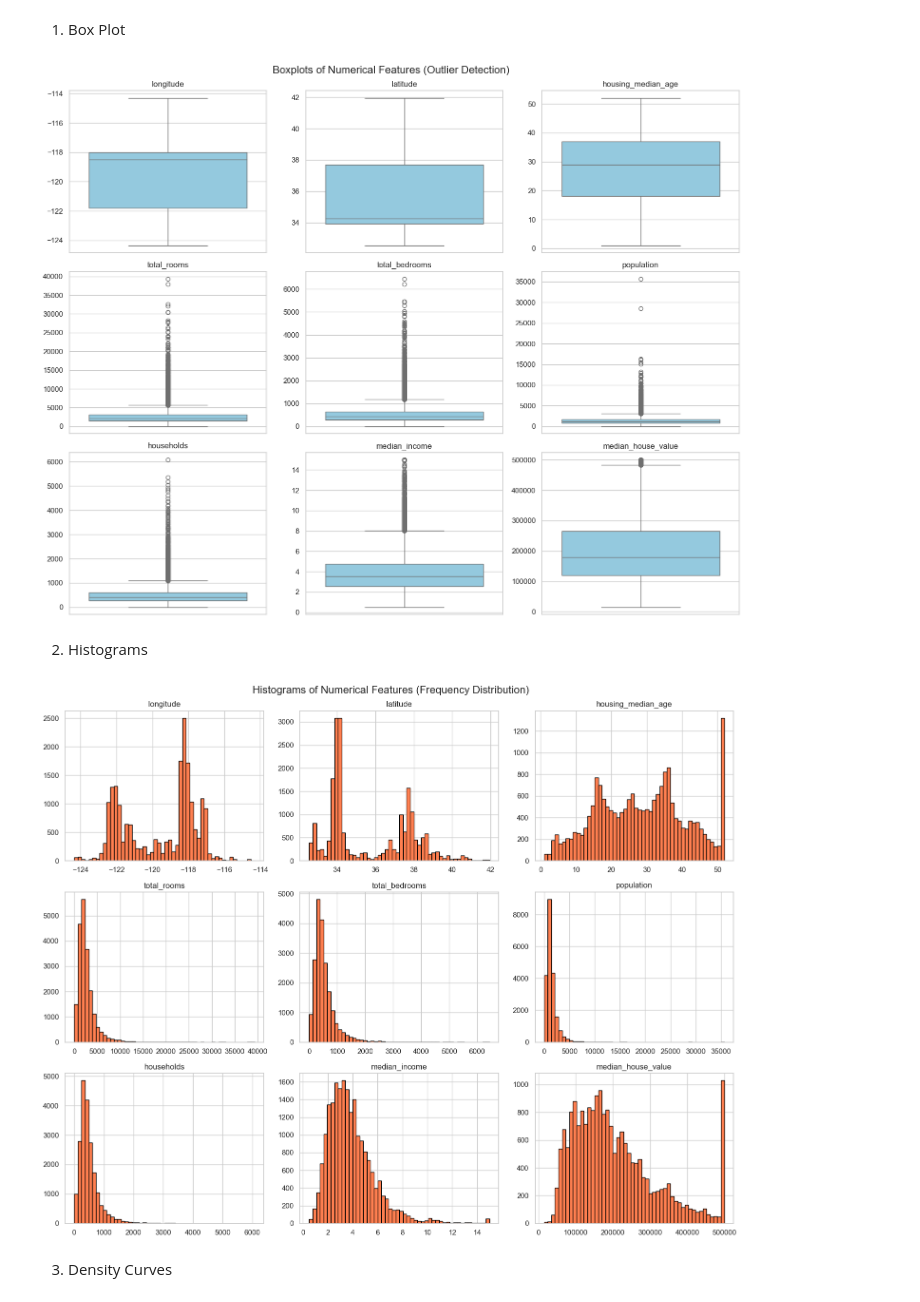
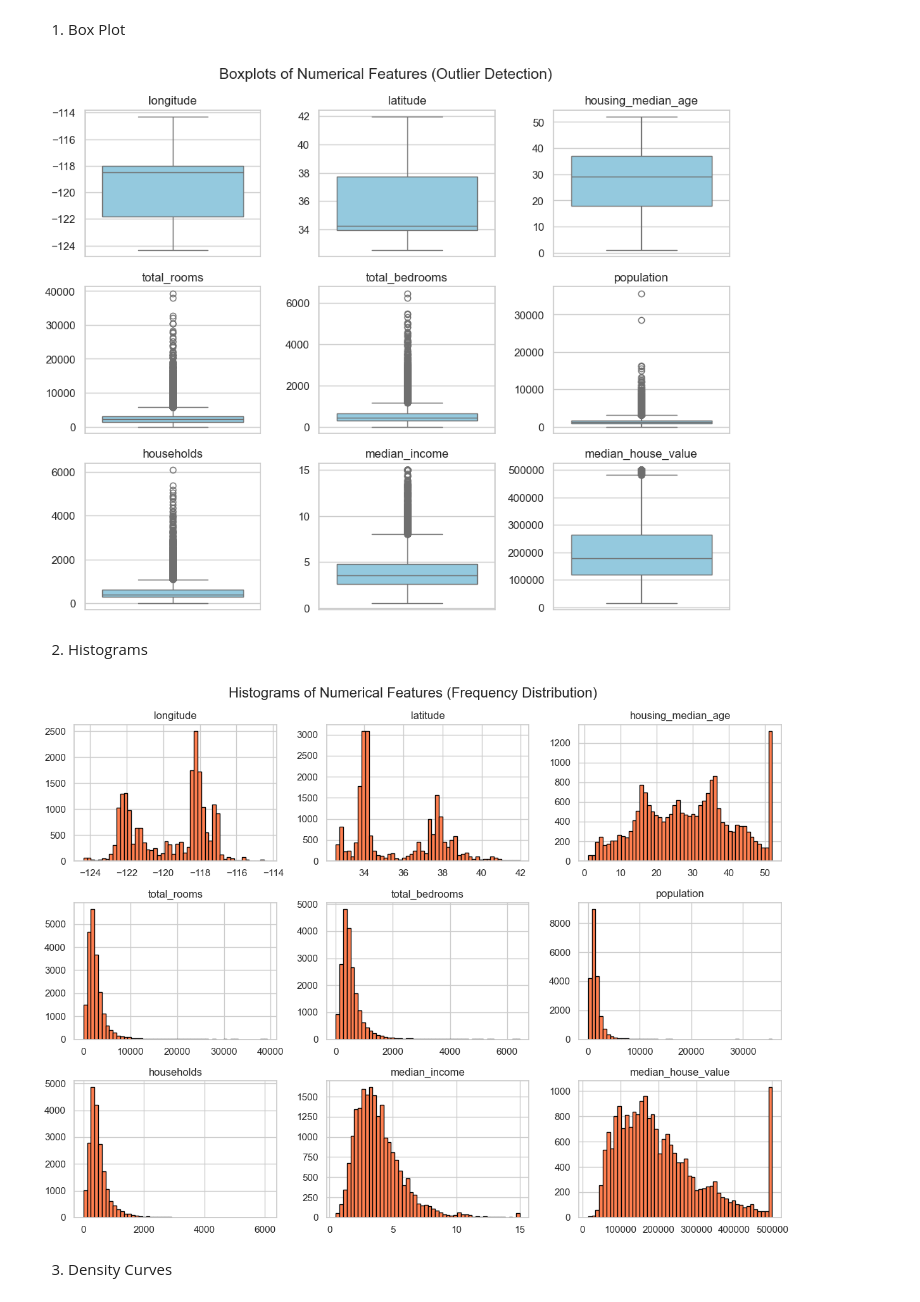
Before and after one commit to Mahanidhii/Data-Exploration-and-Preprocessing, a Jupyter notebook: EDA&Predictive_Analysis.ipynb, the cells around one changed output. Drawn from its saved outputs; the diff is of its cells as text; code cells hidden in the pictures.

Commit message:
chore: minor changes in the visualization plots

```diff
--- a/EDA&Predictive_Analysis.ipynb
+++ b/EDA&Predictive_Analysis.ipynb
@@ -127,8 +127,9 @@ Feature Ranges (Min to Max)
 # %%
 sns.set_theme(style="whitegrid")
 
-fig, axes = plt.subplots(nrows=3, ncols=3, figsize=(15, 12))
-fig.suptitle('Boxplots of Numerical Features (Outlier Detection)', fontsize=16)
+# Reduced figsize from (15, 12) to (10, 8) to make the overall figure smaller
+fig, axes = plt.subplots(nrows=3, ncols=3, figsize=(10, 8))
+fig.suptitle('Boxplots of Numerical Features (Outlier Detection)', fontsize=15)
 axes = axes.flatten()
 
 for i, col in enumerate(num_df.columns): # Loop through numerical columns and plot
@@ -143,18 +144,17 @@ for j in range(i + 1, len(axes)):
 plt.tight_layout()
 plt.show()
 # %% [output]
-[figure, old version]
+[figure, new version]
 # %% [markdown]
 2. Histograms
 # %%
 # bins=50; granular look
-num_df.hist(bins=50, figsize=(15, 12), color='coral', edgecolor='black')
-
+num_df.hist(bins=50, figsize=(12, 9), color='coral', edgecolor='black')
 plt.suptitle('Histograms of Numerical Features (Frequency Distribution)', fontsize=16)
 plt.tight_layout()
 plt.show()
 # %% [output]
-[figure, old version]
+[figure, new version]
 # %% [markdown]
 3. Density Curves
 # %%
```
Also changed, not shown: parts of 4 cells of this notebook.
